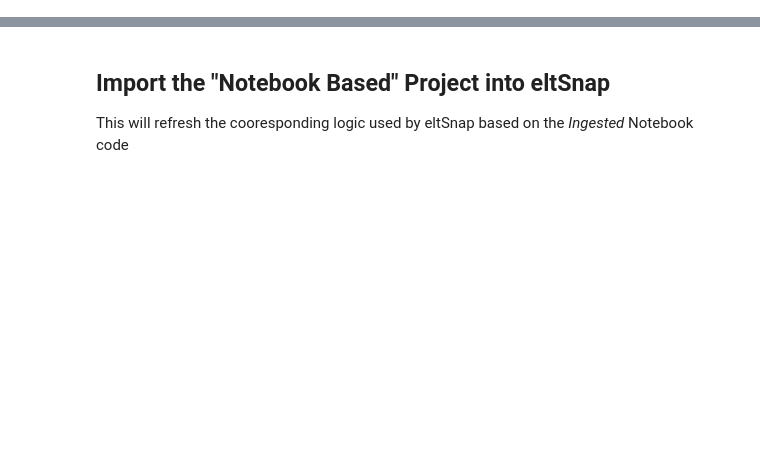
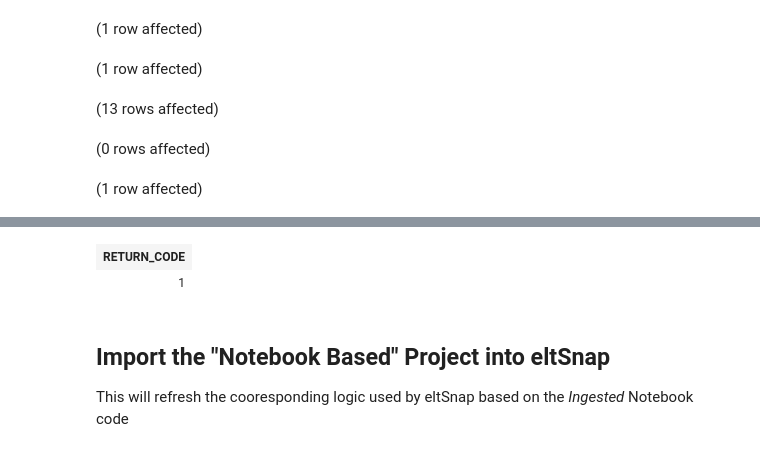
Before and after one commit to Jim-BITracks/notebook_snap_basics, a Jupyter notebook: content/metadata_refresh_for_sql_server_project_setup.ipynb, the cells around one changed output, grey strips where cells are left out. Cells and saved outputs as stored; diff of their text form; code cells hidden in the pictures; blank space fills up the shorter version.

```diff
--- a/content/metadata_refresh_for_sql_server_project_setup.ipynb
+++ b/content/metadata_refresh_for_sql_server_project_setup.ipynb
@@ -8,0 +15,12 @@ This script needs to be run **after** ingesting the notebook called **Ingest ADS
+# %%
+EXEC [elt].[Save Connection by Name]
+     @connection_name = 'sql_server'
+   , @server_name = 'localhost'
+   , @database_name = 'master'
+   , @provider = 'SQL Server Native Client 11.0'
+# %% [output]
+(1 row affected)
+(1 row affected)
+(13 rows affected)
+(0 rows affected)
+(1 row affected)
@@ -9,3 +28,5 @@ This script needs to be run **after** ingesting the notebook called **Ingest ADS
+| RETURN_CODE |
+| 1 |
 # %% [markdown]
 ## Import the "Notebook Based" Project into eltSnap
 
```
Also changed, not shown: parts of 4 cells of this notebook.
